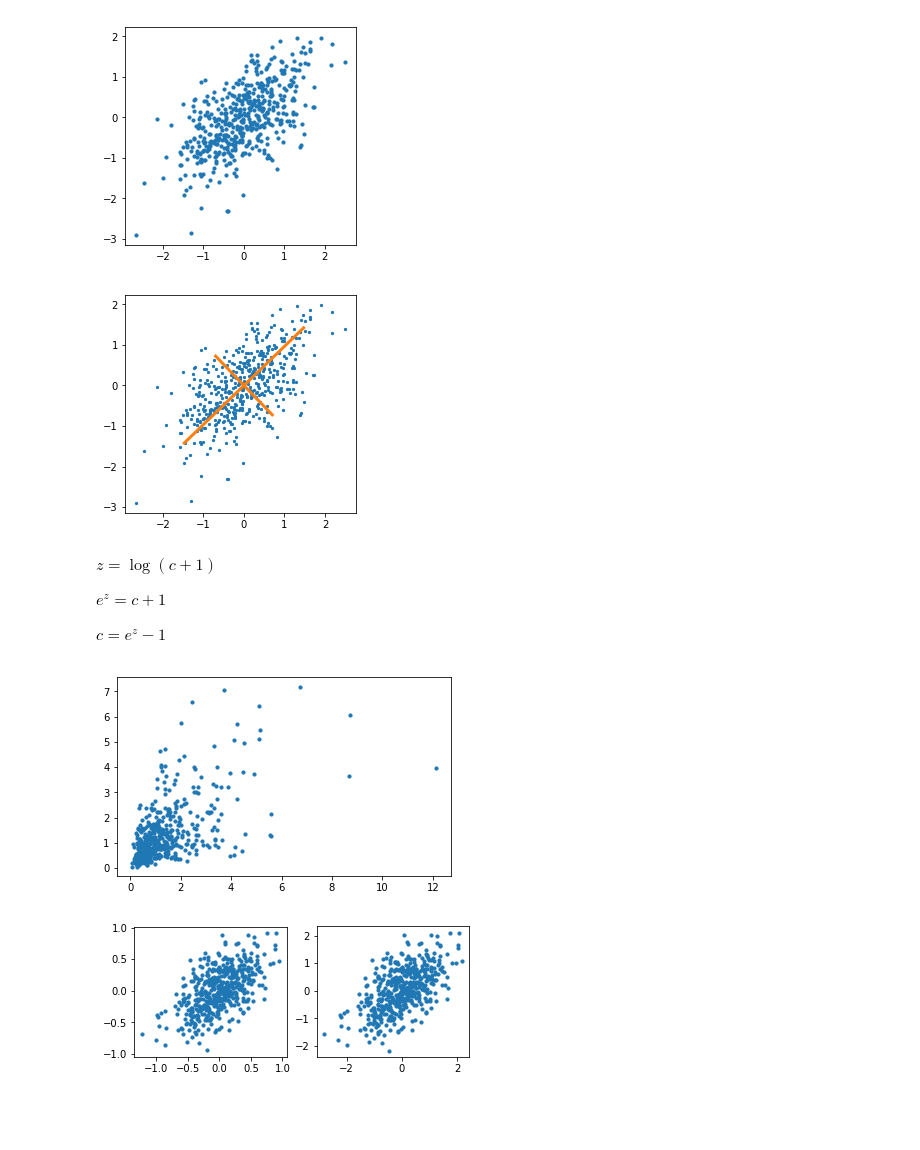
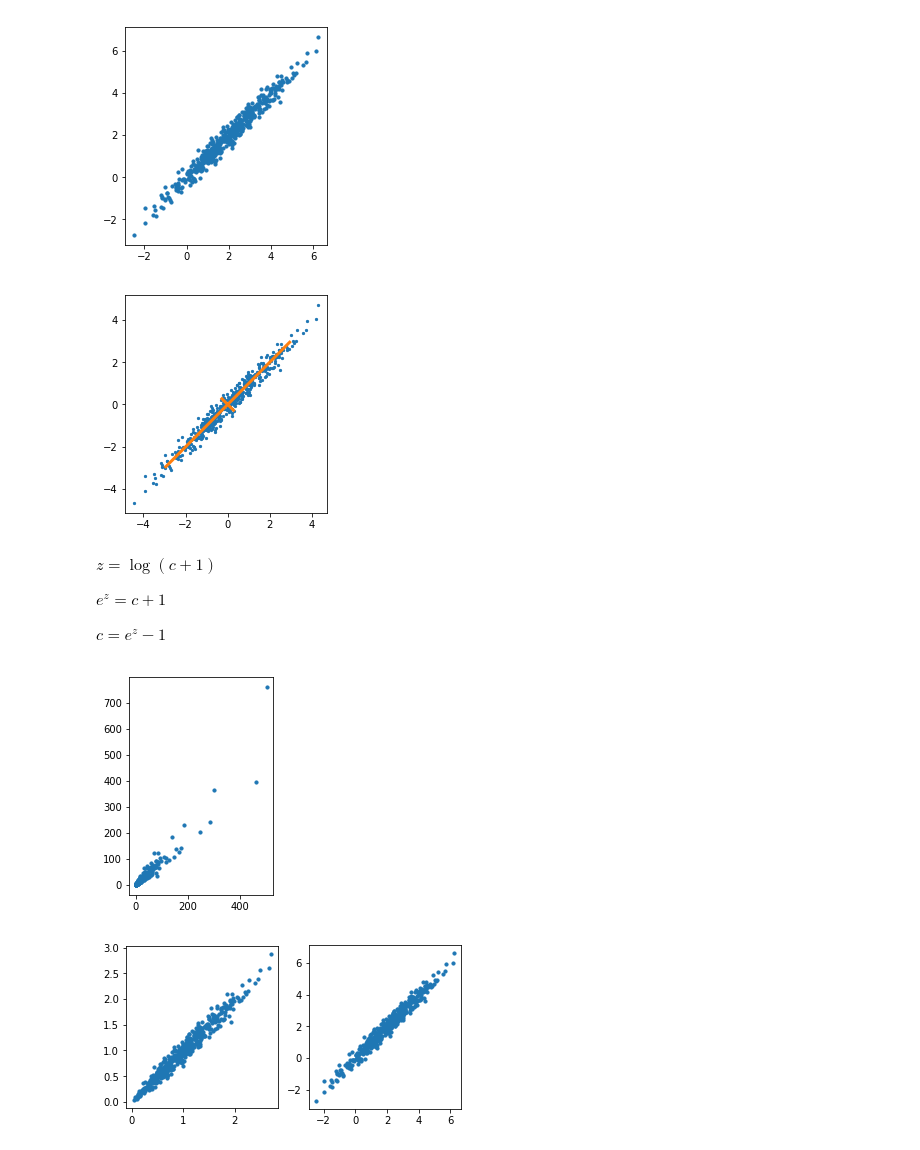
Before and after one commit to jwittenbach/model-seq, a Jupyter notebook: analyses/examples.ipynb, the cells around one changed output. Cells and saved outputs as stored; diff of their text form; code cells hidden in the pictures; blank space fills up the shorter version.

```diff
--- a/analyses/examples.ipynb
+++ b/analyses/examples.ipynb
@@ -12,25 +12,27 @@ colors = [cmap(i/10.0) for i in range(N)]
 # %%
 n = 500
 d = 2
 
-t = np.array([[1, 1], [1, -1]])
+t = np.array([[1, 1], [1, -1.0]])
 t = t/np.sqrt(np.square(t).sum(axis=1))
 
-sigmas = [1.0, 0.5]
+sigmas = [2.0, 0.2]
 w = np.array([np.random.normal(0.0, s, (n,)) for s in sigmas]).T
 
-x = np.dot(w, t)
+x = 2 + np.dot(w, t)
 
 plt.scatter(x[:, 0], x[:, 1], s=10, c=colors[0])
 plt.gca().set_aspect('equal')
 plt.show()
 # %% [output]
-[figure, old version]
+[figure, new version]
 # %%
-pca = PCA().fit(x)
+y = x - x.mean(axis=0)
+
+pca = PCA().fit(y)
 pca.components_
 
-plt.scatter(x[:, 0], x[:, 1], s=5, c=colors[0])
+plt.scatter(y[:, 0], y[:, 1], s=5, c=colors[0])
 
 for (z, v) in zip(pca.components_, pca.explained_variance_):
     p = 2*np.sqrt(v)*z
@@ -39,7 +41,7 @@ for (z, v) in zip(pca.components_, pca.explained_variance_):
 plt.gca().set_aspect('equal')
 plt.show()
 # %% [output]
-[figure, old version]
+[figure, new version]
 # %% [markdown]
 $z = \log(c + 1)$
 
@@ -52,7 +54,7 @@ plt.scatter(c[:, 0], c[:, 1], s=10)
 plt.gca().set_aspect('equal')
 plt.show()
 # %% [output]
-[figure, old version]
+[figure, new version]
 # %%
 y = np.log10(c + 1)
 
@@ -65,7 +67,7 @@ plt.scatter(x[:, 0], x[:, 1], s=10, c=colors[0])
 plt.gca().set_aspect('equal')
 plt.show()
 # %% [output]
-[figure, old version]
+[figure, new version]
 # %%
 def sigmoid(x):
     return 1./(1 + np.exp(-x))
```
Also changed, not shown: parts of 3 cells of this notebook, 2 other files.
